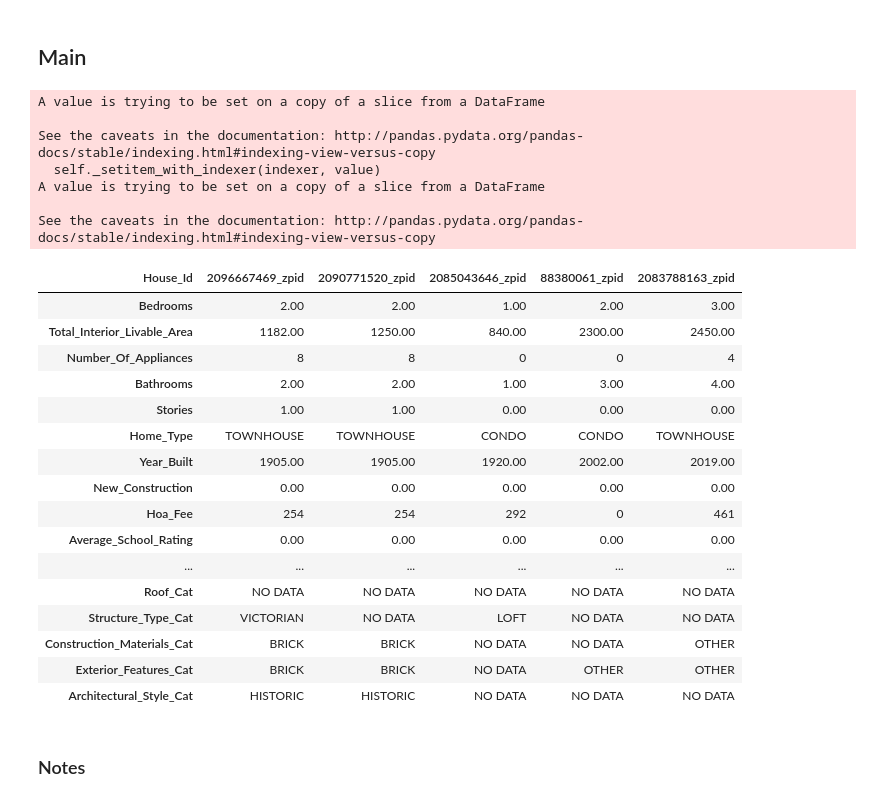
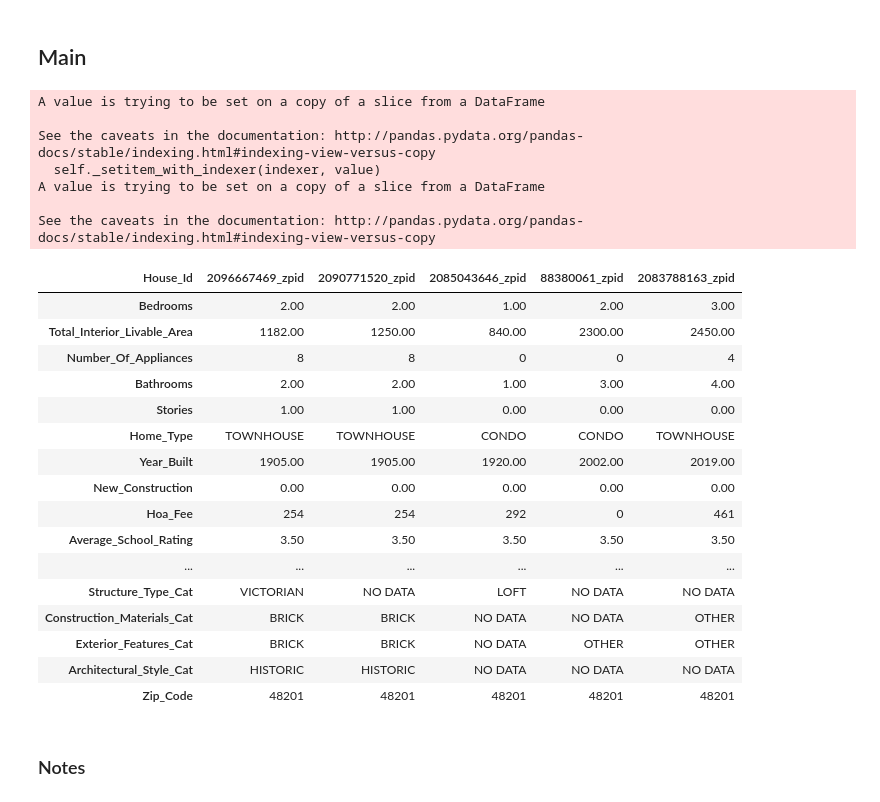
Before and after one commit to Austin-McDonnell/Imperial_Applied_Project, a Jupyter notebook: Zillow_Scraper/Data_Cleaning/Data_Cleaning_V2.ipynb, the cells around one changed output. Cells and saved outputs as stored; diff of their text form; code cells hidden in the pictures.

```diff
--- a/Zillow_Scraper/Data_Cleaning_V2.ipynb
+++ b/Zillow_Scraper/Data_Cleaning/Data_Cleaning_V2.ipynb
@@ -19,6 +19,7 @@ from pandas.api.types import CategoricalDtype
 import seaborn as sns
 from scipy import stats
 import matplotlib.pyplot as plt
+pd.options.display.float_format = '{:.2f}'.format
 # %% [markdown]
 ## Main
 # %%
@@ -59,6 +60,12 @@ other_cat = data.Store_Name[~data.Store_Name.isin(store_name_cat_list)]
 data.Store_Name[other_cat.index] = 'Other'
 data.Store_Name = data.Store_Name.astype('category')
 
+# Remove 0 from School Distance and School Rating: replace with Median Values after Outliers
+data.Average_School_Rating.replace(0, np.nan, inplace=True)
+data.Average_School_Rating = replace_nan_median(data.Average_School_Rating, remove_outliers_binary=True)
+data.Average_School_Distance.replace(0, np.nan, inplace=True)
+data.Average_School_Distance = replace_nan_median(data.Average_School_Distance, remove_outliers_binary=True)
+
 #Filling Store Price level with median value
 data.Store_Price_Level = data.Store_Price_Level.fillna(data.Store_Price_Level.median())
 
@@ -82,38 +89,42 @@ tax_NAN = data.Annual_Tax_Amount[data.Annual_Tax_Amount.isna()]
 tax_NAN_Prices = data.Price[tax_NAN.index]
 data.Annual_Tax_Amount.loc[tax_NAN.index] = tax_NAN_Prices * tax_to_price_median
 
 # Add Categorical Columns
 cat_data = string_to_categories(data, selected_cat_cols, category_mapping_dict)
 data = data.merge(cat_data, left_index=True, right_index=True)
 data = data.drop(selected_cat_cols, axis=1)
 
 #Fill na with 0 for lot size; tried to fill with median value based on living area to lot size ratio
 data.Lot_Size = data.Lot_Size.fillna(data.Lot_Size.median())
 
+# Gets all of the Zipcodes for each ZPID
+zpid_zip_code = get_zipcode(data.Address)
+data = data.merge(zpid_zip_code, left_index=True, right_index=True)
+
 data.head().T
 # %% [output]
 A value is trying to be set on a copy of a slice from a DataFrame
 
 See the caveats in the documentation: http://pandas.pydata.org/pandas-docs/stable/indexing.html#indexing-view-versus-copy
   self._setitem_with_indexer(indexer, value)
 A value is trying to be set on a copy of a slice from a DataFrame
 
 See the caveats in the documentation: http://pandas.pydata.org/pandas-docs/stable/indexing.html#indexing-view-versus-copy
 | House_Id | 2096667469_zpid | 2090771520_zpid | 2085043646_zpid | 88380061_zpid | 2083788163_zpid |
 | Bedrooms | 2.00 | 2.00 | 1.00 | 2.00 | 3.00 |
 | Total_Interior_Livable_Area | 1182.00 | 1250.00 | 840.00 | 2300.00 | 2450.00 |
 | Number_Of_Appliances | 8 | 8 | 0 | 0 | 4 |
 | Bathrooms | 2.00 | 2.00 | 1.00 | 3.00 | 4.00 |
 | Stories | 1.00 | 1.00 | 0.00 | 0.00 | 0.00 |
 | Home_Type | TOWNHOUSE | TOWNHOUSE | CONDO | CONDO | TOWNHOUSE |
 | Year_Built | 1905.00 | 1905.00 | 1920.00 | 2002.00 | 2019.00 |
 | New_Construction | 0.00 | 0.00 | 0.00 | 0.00 | 0.00 |
 | Hoa_Fee | 254 | 254 | 292 | 0 | 461 |
-| Average_School_Rating | 0.00 | 0.00 | 0.00 | 0.00 | 0.00 |
+| Average_School_Rating | 3.50 | 3.50 | 3.50 | 3.50 | 3.50 |
 | ... | ... | ... | ... | ... | ... |
-| Roof_Cat | NO DATA | NO DATA | NO DATA | NO DATA | NO DATA |
 | Structure_Type_Cat | VICTORIAN | NO DATA | LOFT | NO DATA | NO DATA |
 | Construction_Materials_Cat | BRICK | BRICK | NO DATA | NO DATA | OTHER |
 | Exterior_Features_Cat | BRICK | BRICK | NO DATA | OTHER | OTHER |
 | Architectural_Style_Cat | HISTORIC | HISTORIC | NO DATA | NO DATA | NO DATA |
+| Zip_Code | 48201 | 48201 | 48201 | 48201 | 48201 |
 # %%
```
Also changed, not shown: parts of 2 cells of this notebook, 11 other files.
